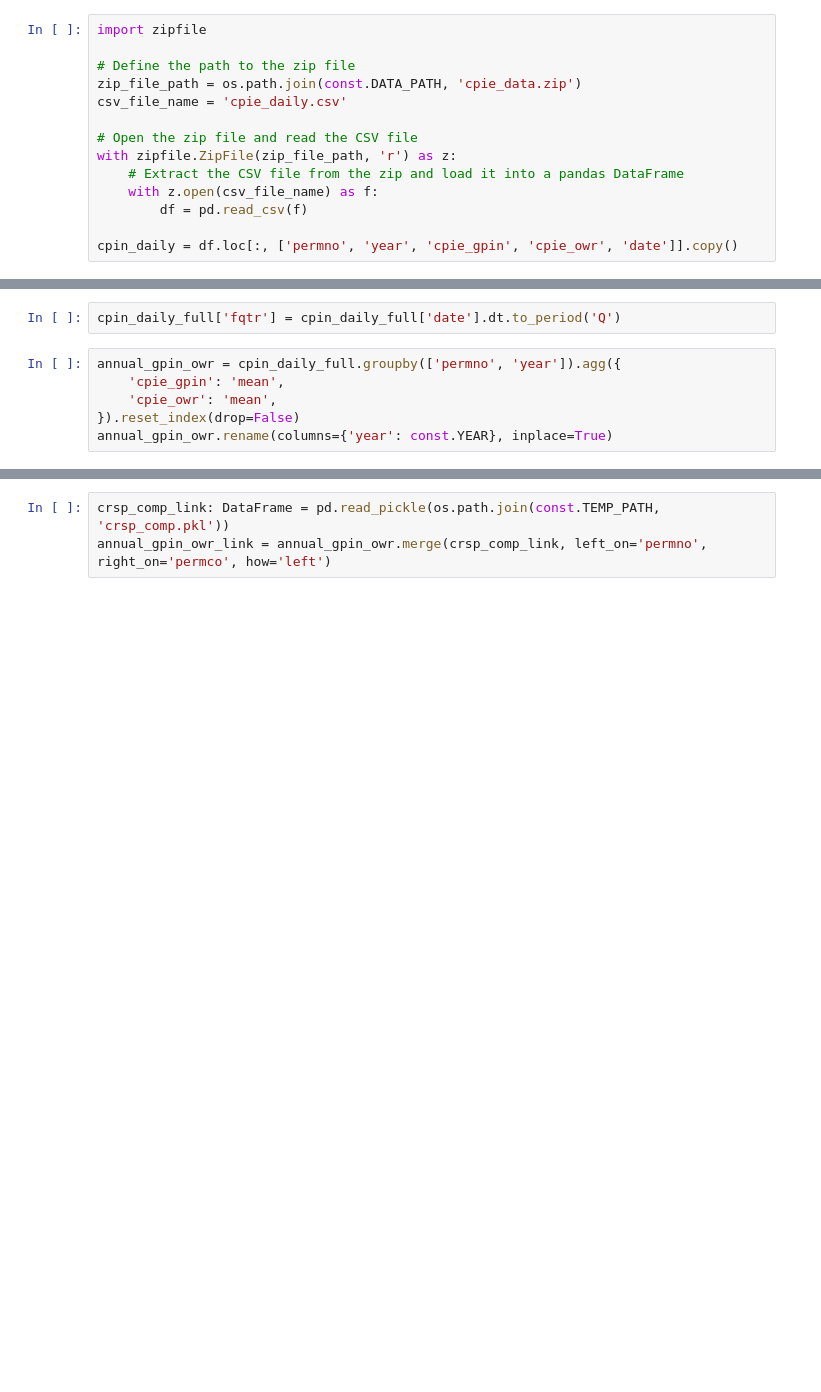
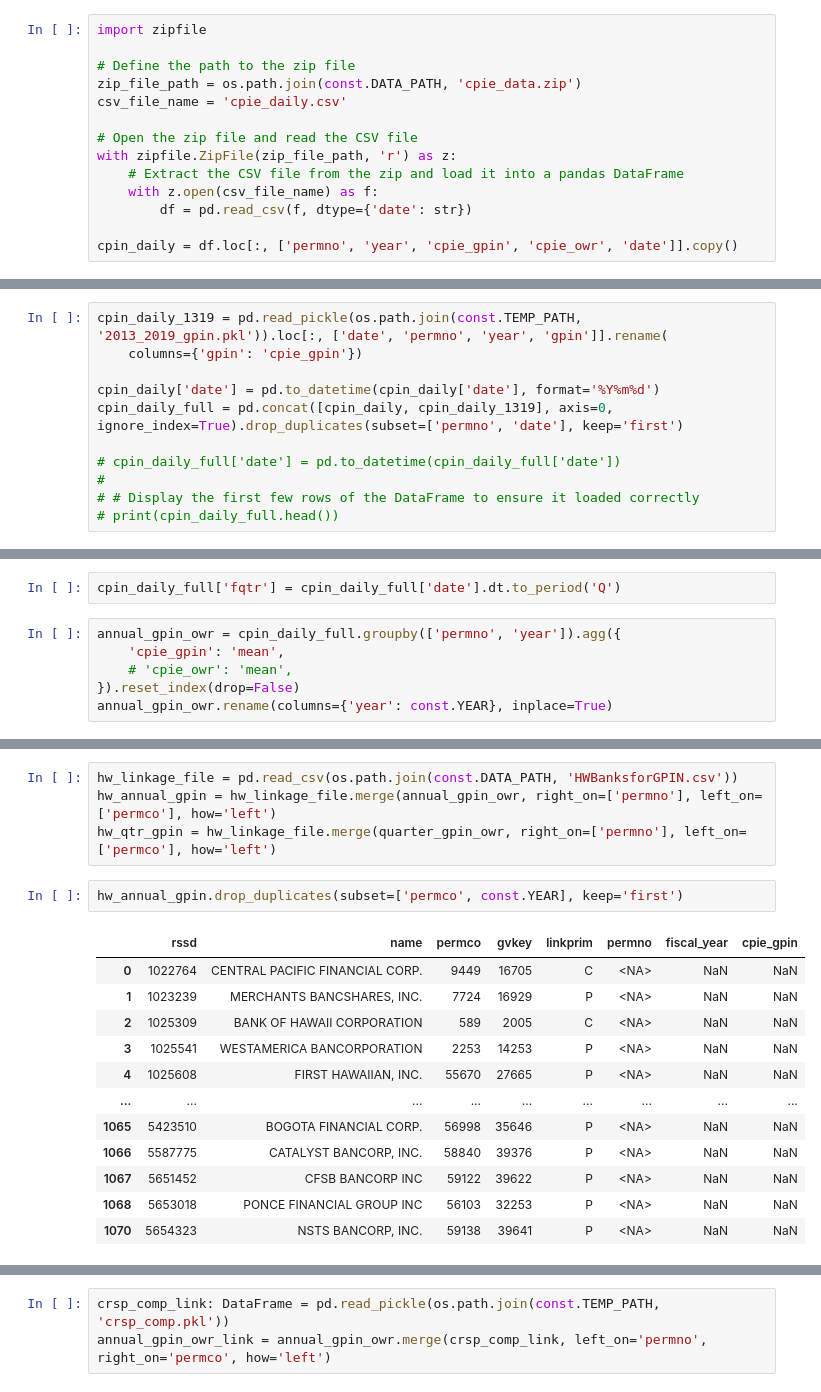
Before and after one commit to wangyouan/STOCKAct, a Jupyter notebook: Notebook/ConstructRegressionData.ipynb, the cells around one changed output, grey strips where cells are left out. Drawn from its saved outputs; the diff is of its cells as text; blank space fills up the shorter version.

Commit message:
update code for calculate GPIN

```diff
--- a/Notebook/ConstructRegressionData.ipynb
+++ b/Notebook/ConstructRegressionData.ipynb
@@ -275,7 +275,7 @@ csv_file_name = 'cpie_daily.csv'
 with zipfile.ZipFile(zip_file_path, 'r') as z:
     # Extract the CSV file from the zip and load it into a pandas DataFrame
     with z.open(csv_file_name) as f:
-        df = pd.read_csv(f)
+        df = pd.read_csv(f, dtype={'date': str})
 
 cpin_daily = df.loc[:, ['permno', 'year', 'cpie_gpin', 'cpie_owr', 'date']].copy()
 # %%
@@ -297,0 +306,11 @@ print(cpin_daily_full.head())
+# %%
+cpin_daily_1319 = pd.read_pickle(os.path.join(const.TEMP_PATH, '2013_2019_gpin.pkl')).loc[:, ['date', 'permno', 'year', 'gpin']].rename(
+    columns={'gpin': 'cpie_gpin'})
+
+cpin_daily['date'] = pd.to_datetime(cpin_daily['date'], format='%Y%m%d')
+cpin_daily_full = pd.concat([cpin_daily, cpin_daily_1319], axis=0, ignore_index=True).drop_duplicates(subset=['permno', 'date'], keep='first')
+
+# cpin_daily_full['date'] = pd.to_datetime(cpin_daily_full['date'])
+#
+# # Display the first few rows of the DataFrame to ensure it loaded correctly
+# print(cpin_daily_full.head())
@@ -300,7 +337,7 @@ cpin_daily_full['fqtr'] = cpin_daily_full['date'].dt.to_period('Q')
 # %%
 annual_gpin_owr = cpin_daily_full.groupby(['permno', 'year']).agg({
     'cpie_gpin': 'mean',
-    'cpie_owr': 'mean',
+    # 'cpie_owr': 'mean',
 }).reset_index(drop=False)
 annual_gpin_owr.rename(columns={'year': const.YEAR}, inplace=True)
 # %%
@@ -310 +347,20 @@ quarter_gpin_owr = cpin_daily_full.groupby(['permno', 'fqtr']).agg({
 }).reset_index(drop=False)
+# %%
+hw_linkage_file = pd.read_csv(os.path.join(const.DATA_PATH, 'HWBanksforGPIN.csv'))
+hw_annual_gpin = hw_linkage_file.merge(annual_gpin_owr, right_on=['permno'], left_on=['permco'], how='left')
+hw_qtr_gpin = hw_linkage_file.merge(quarter_gpin_owr, right_on=['permno'], left_on=['permco'], how='left')
+# %%
+hw_annual_gpin.drop_duplicates(subset=['permco', const.YEAR], keep='first')
+# %% [output]
+|  | rssd | name | permco | gvkey | linkprim | permno | fiscal_year | cpie_gpin |
+| 0 | 1022764 | CENTRAL PACIFIC FINANCIAL CORP. | 9449 | 16705 | C | <NA> | NaN | NaN |
+| 1 | 1023239 | MERCHANTS BANCSHARES, INC. | 7724 | 16929 | P | <NA> | NaN | NaN |
+| 2 | 1025309 | BANK OF HAWAII CORPORATION | 589 | 2005 | C | <NA> | NaN | NaN |
+| 3 | 1025541 | WESTAMERICA BANCORPORATION | 2253 | 14253 | P | <NA> | NaN | NaN |
+| 4 | 1025608 | FIRST HAWAIIAN, INC. | 55670 | 27665 | P | <NA> | NaN | NaN |
+| ... | ... | ... | ... | ... | ... | ... | ... | ... |
+| 1065 | 5423510 | BOGOTA FINANCIAL CORP. | 56998 | 35646 | P | <NA> | NaN | NaN |
+| 1066 | 5587775 | CATALYST BANCORP, INC. | 58840 | 39376 | P | <NA> | NaN | NaN |
+| 1067 | 5651452 | CFSB BANCORP INC | 59122 | 39622 | P | <NA> | NaN | NaN |
+| 1068 | 5653018 | PONCE FINANCIAL GROUP INC | 56103 | 32253 | P | <NA> | NaN | NaN |
+| 1070 | 5654323 | NSTS BANCORP, INC. | 59138 | 39641 | P | <NA> | NaN | NaN |
```
Also changed, not shown: parts of 17 cells of this notebook, 1 other file.
